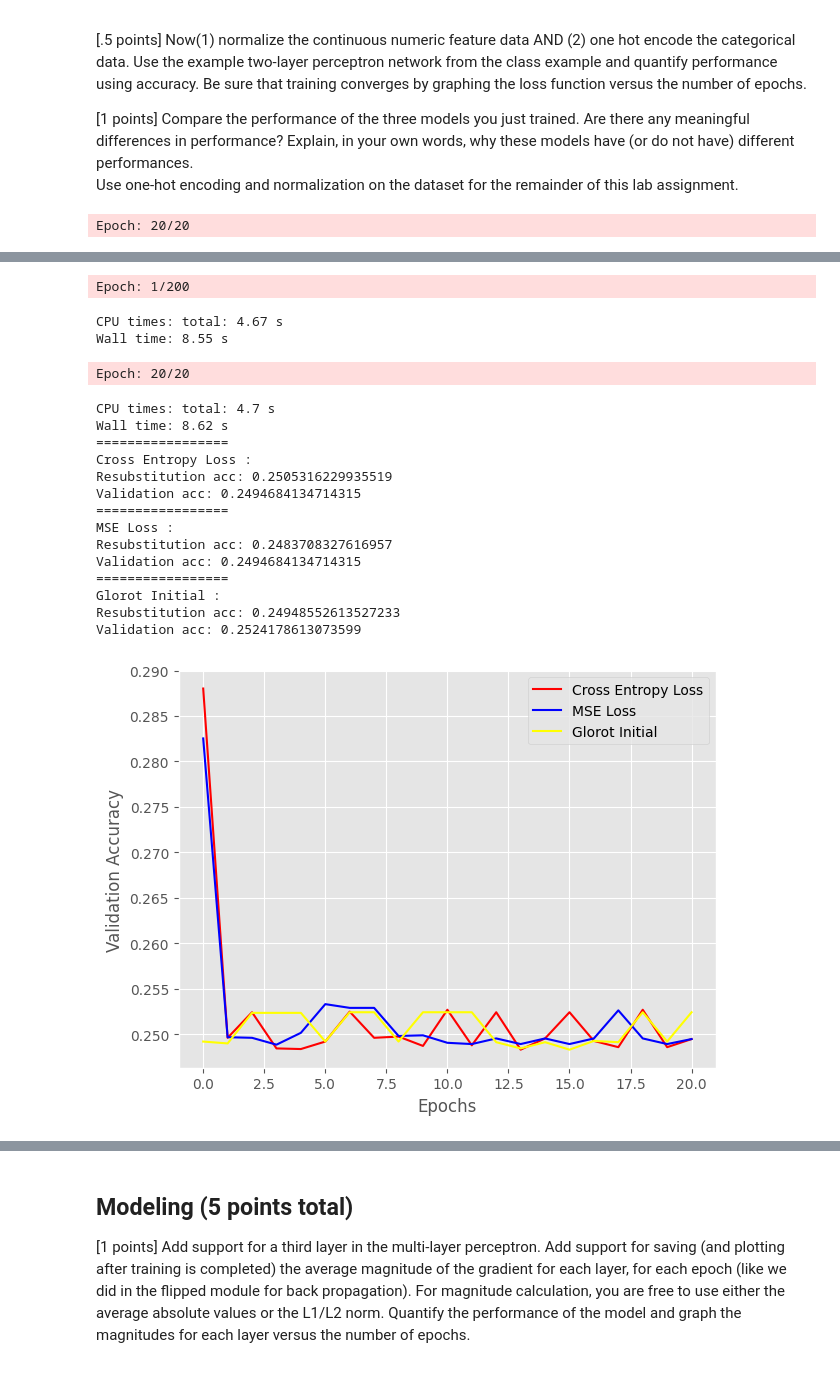
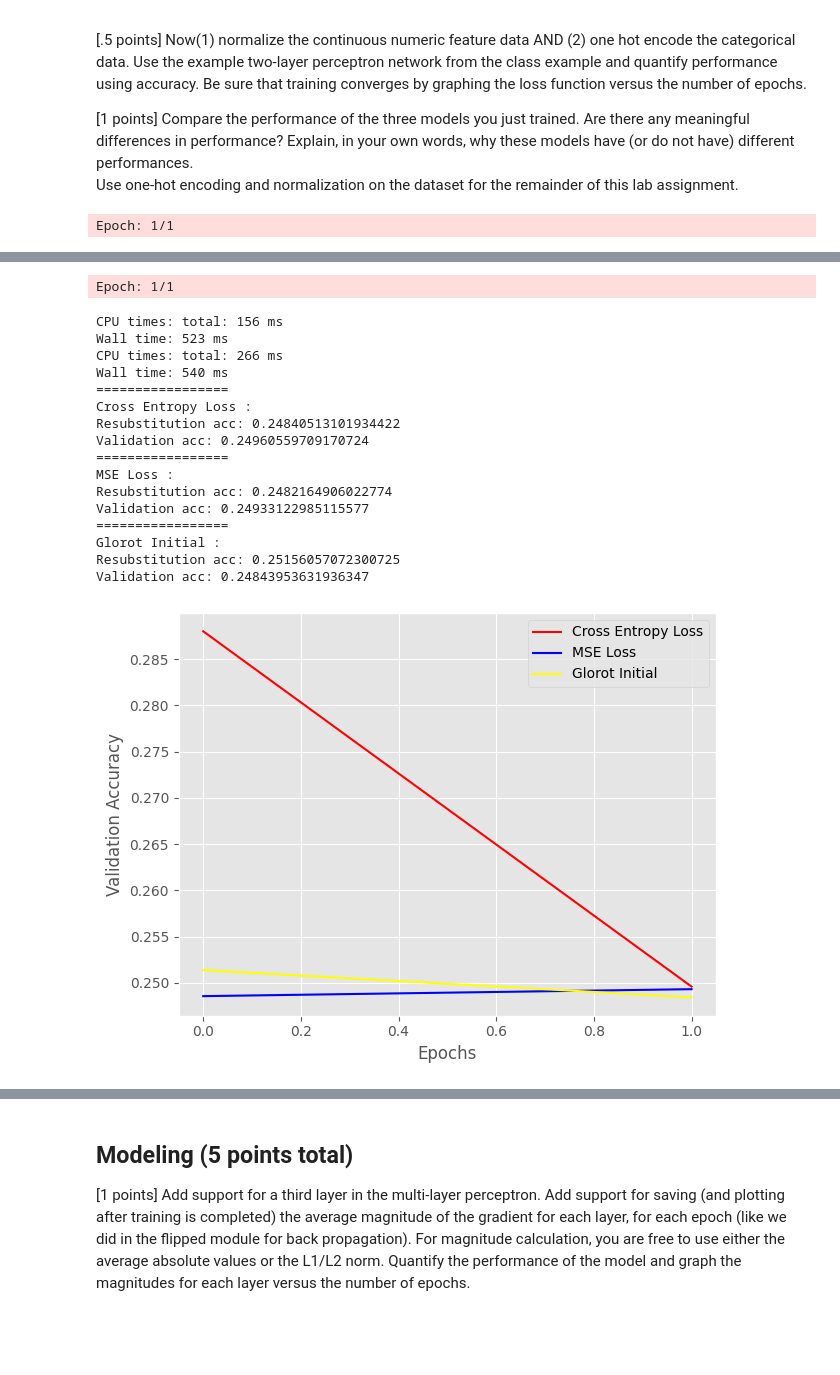
Before and after one commit to bennyandthejetss/ML_lab4, a Jupyter notebook: Lab4.ipynb, the cells around one changed output, grey strips where cells are left out. Cells and saved outputs as stored; diff of their text form; code cells hidden in the pictures; blank space fills up the shorter version.

```diff
--- a/Lab4.ipynb
+++ b/Lab4.ipynb
@@ -635,7 +398,7 @@ def print_result(nn,X_train,y_train,X_test,y_test,title="",color="red"):
 # %%
 from sklearn import metrics as mt
 vals = { 'n_hidden':30,
-         'C':0.1, 'epochs':20, 'eta':0.001,
+         'C':0.1, 'epochs':1, 'eta':0.001,
          'alpha':0.001, 'decrease_const':1e-5, 'minibatches':50,
          'shuffle':True,'random_state':1}
 
@@ -652,4 +415,4 @@ print_result(nn_better,X_train,y_train,X_test,y_test,title="Glorot Initial",colo
 
 plt.show()
 # %% [output]
-Epoch: 20/20
+Epoch: 1/1
@@ -658,22 +421,21 @@ Wall time: 8.17 s
-Epoch: 1/200
+Epoch: 1/1
-CPU times: total: 4.67 s
-Wall time: 8.55 s
+CPU times: total: 156 ms
+Wall time: 523 ms
+CPU times: total: 266 ms
+Wall time: 540 ms
+=================
+Cross Entropy Loss :
+Resubstitution acc: 0.24840513101934422
+Validation acc: 0.24960559709170724
+=================
+MSE Loss :
+Resubstitution acc: 0.2482164906022774
+Validation acc: 0.24933122985115577
+=================
+Glorot Initial :
+Resubstitution acc: 0.25156057072300725
+Validation acc: 0.24843953631936347
-Epoch: 20/20
-CPU times: total: 4.7 s
-Wall time: 8.62 s
-=================
-Cross Entropy Loss :
-Resubstitution acc: 0.2505316229935519
-Validation acc: 0.2494684134714315
-=================
-MSE Loss :
-Resubstitution acc: 0.2483708327616957
-Validation acc: 0.2494684134714315
-=================
-Glorot Initial :
-Resubstitution acc: 0.24948552613527233
-Validation acc: 0.2524178613073599
-[figure, old version]
+[figure, new version]
 # %%
 norm_features = ['State', 'TotalPop', 'Men', 'Women', 'Hispanic', 'White', 'Black', 'Native', 'Asian', 'Pacific', 'VotingAgeCitizen', 'Poverty', 'Employed']
 df[norm_features] = (df[norm_features]-df[norm_features].mean()) / df[norm_features].std()
```
Also changed, not shown: parts of 7 cells of this notebook.
